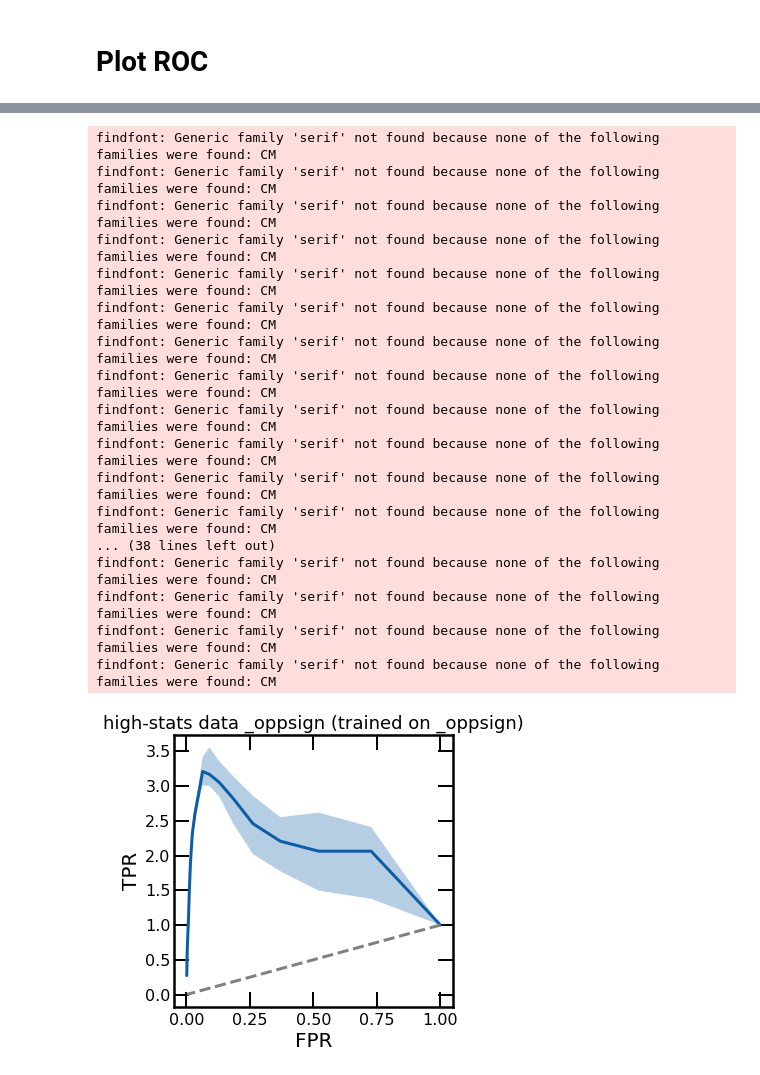
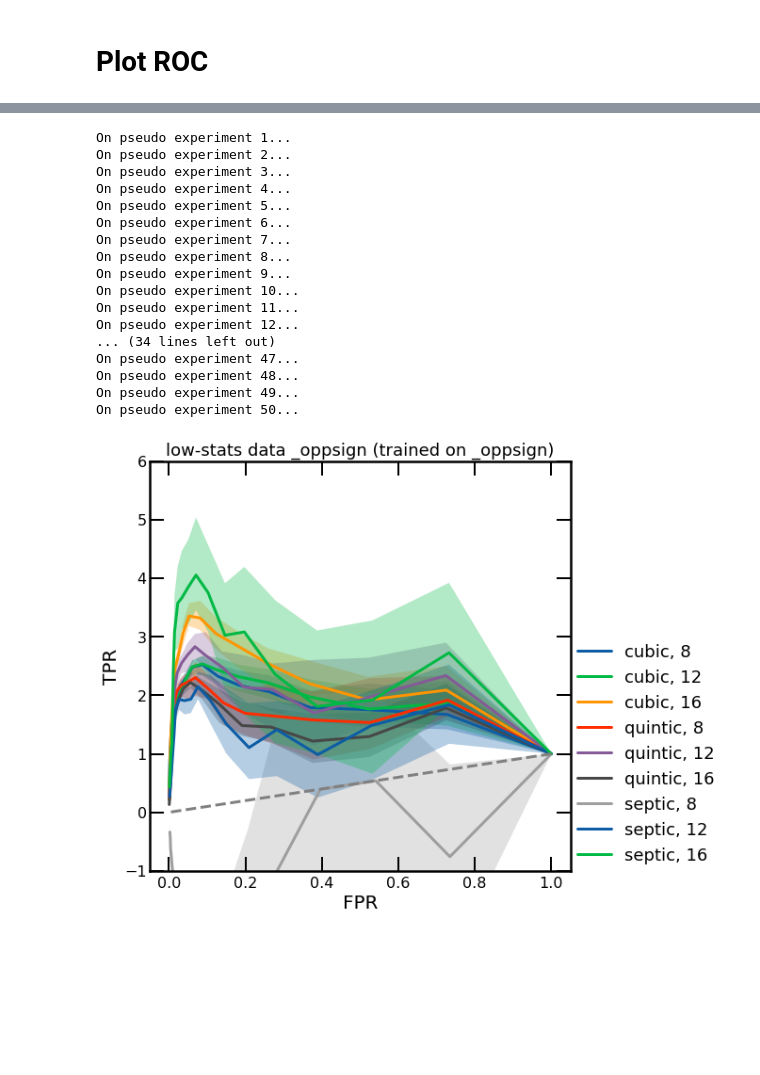
Before and after one commit to hep-lbdl/dimuonAD, a Jupyter notebook: 08a_plot_results_single_window_radha.ipynb, the cells around one changed output, grey strips where cells are left out. Cells and saved outputs as stored; diff of their text form; code cells hidden in the pictures; blank space fills up the shorter version.

```diff
--- a/08a_plot_results_single_window_radha.ipynb
+++ b/08a_plot_results_single_window_radha.ipynb
@@ -70,3 +52,11 @@ if fit_type == "septic": fit_function = bkg_fit_septic
+# %%
+num_bins_SR = 16 # 16, 12, 8
+
+pseudo_e_to_plot = 0
+fit_type = "septic" # "cubic", "quintic", septic
+if fit_type == "cubic": fit_function = bkg_fit_cubic
+if fit_type == "quintic": fit_function = bkg_fit_quintic
+if fit_type == "septic": fit_function = bkg_fit_septic
 # %%
 SB_left = float(workflow[particle_id]["SB_left"])
 SR_left = float(workflow[particle_id]["SR_left"])
@@ -864,37 +348,50 @@ Threshold: 0.0, S: 2.0, B: 9.0513368e-316, TPR: 0.023935067874858447, FPR: 1.579
+# %%
+TPR, FPR, ROC, SIC = get_classifier_metrics_high_stats(all_test_data_splits, all_scores_splits, score_cutoffs_finegrained)
+
+TPR_median, TPR_lower, TPR_upper = get_median_percentiles(TPR)
+FPR_median, FPR_lower, FPR_upper = get_median_percentiles(FPR)
+ROC_median, ROC_lower, ROC_upper = get_median_percentiles(ROC)
+SIC_median, SIC_lower, SIC_upper = get_median_percentiles(SIC)
+
+all_TPR[(fit_type, num_bins_SR)] = TPR_median, TPR_lower, TPR_upper
+all_FPR[(fit_type, num_bins_SR)] = FPR_median, FPR_lower, FPR_upper
+all_ROC[(fit_type, num_bins_SR)] = ROC_median, ROC_lower, ROC_upper
+all_SIC[(fit_type, num_bins_SR)] = SIC_median, SIC_lower, SIC_upper
+# %% [output]
+On pseudo experiment 1...
+On pseudo experiment 2...
+On pseudo experiment 3...
+On pseudo experiment 4...
+On pseudo experiment 5...
+On pseudo experiment 6...
+On pseudo experiment 7...
+On pseudo experiment 8...
+On pseudo experiment 9...
+On pseudo experiment 10...
+On pseudo experiment 11...
+On pseudo experiment 12...
+... (34 lines left out)
+On pseudo experiment 47...
+On pseudo experiment 48...
+On pseudo experiment 49...
+On pseudo experiment 50...
 # %%
 
-TPR_median, TPR_lower, TPR_upper = get_median_percentiles(TPR)
-FPR_median, FPR_lower, FPR_upper = get_median_percentiles(FPR)
-ROC_median, ROC_lower, ROC_upper = get_median_percentiles(ROC)
-SIC_median, SIC_lower, SIC_upper = get_median_percentiles(SIC)
+plt.figure()
 
-plt.figure(figsize = (5, 5))
-plt.plot(FPR_median, TPR_median)
-plt.fill_between(FPR_median, TPR_lower, TPR_upper, alpha = 0.3 )
-plt.plot(FPR_median, FPR_median, linestyle = "dashed", color = "grey")
+for ff, nn in all_TPR.keys():
+    plt.plot(all_FPR[(ff,nn)][0], all_TPR[(ff,nn)][0], label=f"{ff}, {nn}")
+    plt.fill_between(all_FPR[(ff,nn)][0], all_TPR[(ff,nn)][1], all_TPR[(ff,nn)][2], alpha = 0.3 )
+
+plt.plot(all_FPR[(ff,nn)][0], all_FPR[(ff,nn)][0], linestyle = "dashed", color = "grey")
 plt.xlabel("FPR")
+plt.legend(loc=(1,0))
+plt.ylim(-1,6)
 plt.ylabel("TPR")
-plt.title(f"high-stats data _oppsign (trained on {train_data_id_title})")
+plt.title(f"low-stats data _oppsign (trained on {train_data_id_title})")
 plt.show()
 # %% [output]
-findfont: Generic family 'serif' not found because none of the following families were found: CM
-findfont: Generic family 'serif' not found because none of the following families were found: CM
-findfont: Generic family 'serif' not found because none of the following families were found: CM
-findfont: Generic family 'serif' not found because none of the following families were found: CM
-findfont: Generic family 'serif' not found because none of the following families were found: CM
-findfont: Generic family 'serif' not found because none of the following families were found: CM
-findfont: Generic family 'serif' not found because none of the following families were found: CM
-findfont: Generic family 'serif' not found because none of the following families were found: CM
-findfont: Generic family 'serif' not found because none of the following families were found: CM
-findfont: Generic family 'serif' not found because none of the following families were found: CM
-findfont: Generic family 'serif' not found because none of the following families were found: CM
-findfont: Generic family 'serif' not found because none of the following families were found: CM
-... (38 lines left out)
-findfont: Generic family 'serif' not found because none of the following families were found: CM
-findfont: Generic family 'serif' not found because none of the following families were found: CM
-findfont: Generic family 'serif' not found because none of the following families were found: CM
-findfont: Generic family 'serif' not found because none of the following families were found: CM
-[figure, old version]
+[figure, new version]
 # %%
 
 fig, ax = newplot("full", use_tex = latex_flag)
```
Also changed, not shown: parts of 13 cells of this notebook, 7 other files.
